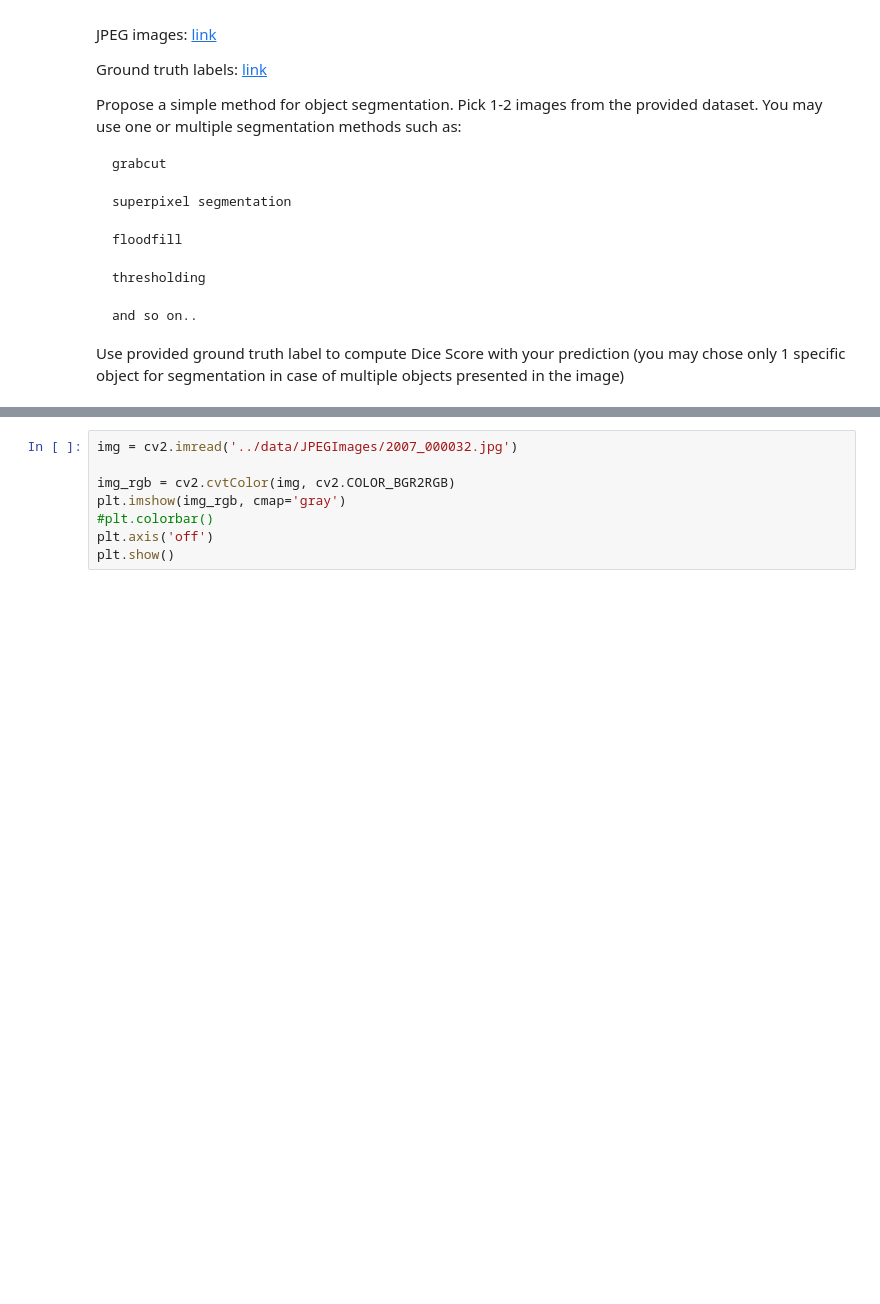
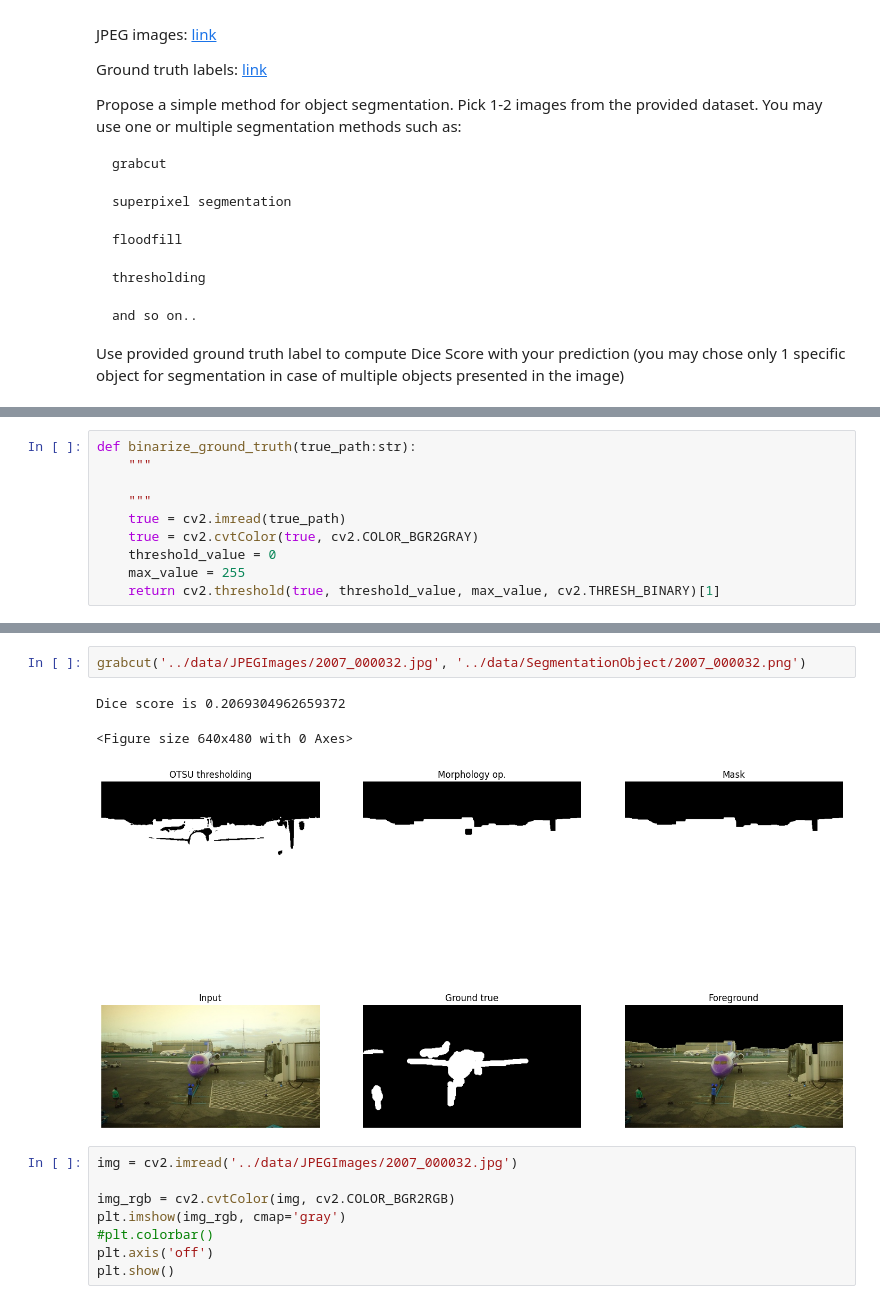
Before and after one commit to Matovic/optical-flow-motion-tracking-segmentation, a Jupyter notebook: src/zadanie3.ipynb, the cells around one changed output, grey strips where cells are left out. Saved outputs shown, nothing was run; the diff lists cells and outputs as text; blank space fills up the shorter version.

Commit message:
Update VOC12 segmentation

```diff
--- a/src/zadanie3.ipynb
+++ b/src/zadanie3.ipynb
@@ -860,0 +873,10 @@ Use provided ground truth label to compute Dice Score with your prediction (you
+# %%
+def binarize_ground_truth(true_path:str):
+    """
+
+    """
+    true = cv2.imread(true_path)
+    true = cv2.cvtColor(true, cv2.COLOR_BGR2GRAY)
+    threshold_value = 0
+    max_value = 255
+    return cv2.threshold(true, threshold_value, max_value, cv2.THRESH_BINARY)[1]
@@ -861,3 +998,9 @@ Use provided ground truth label to compute Dice Score with your prediction (you
+# %%
+grabcut('../data/JPEGImages/2007_000032.jpg', '../data/SegmentationObject/2007_000032.png')
+# %% [output]
+Dice score is 0.2069304962659372
+<Figure size 640x480 with 0 Axes>
+[figure, added]
 # %%
 img = cv2.imread('../data/JPEGImages/2007_000032.jpg')
 
```
Also changed, not shown: parts of 29 cells of this notebook.
